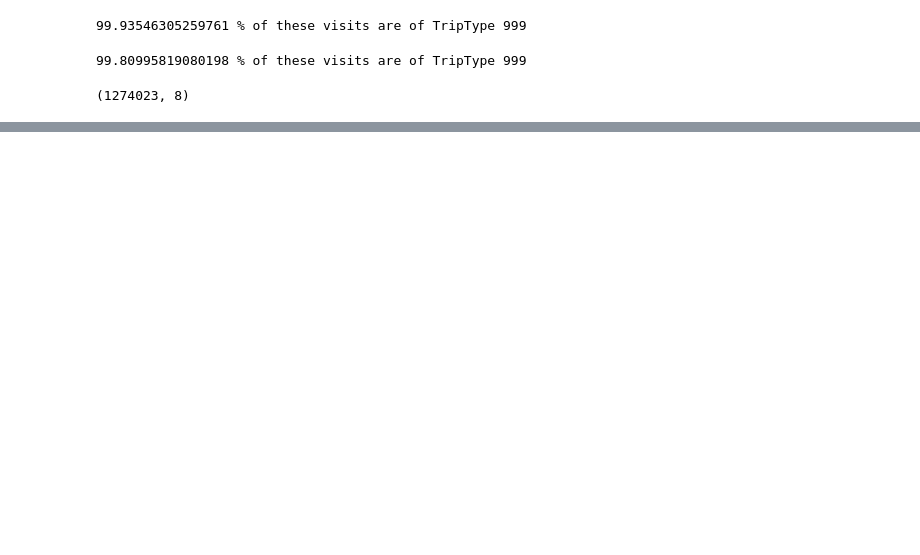
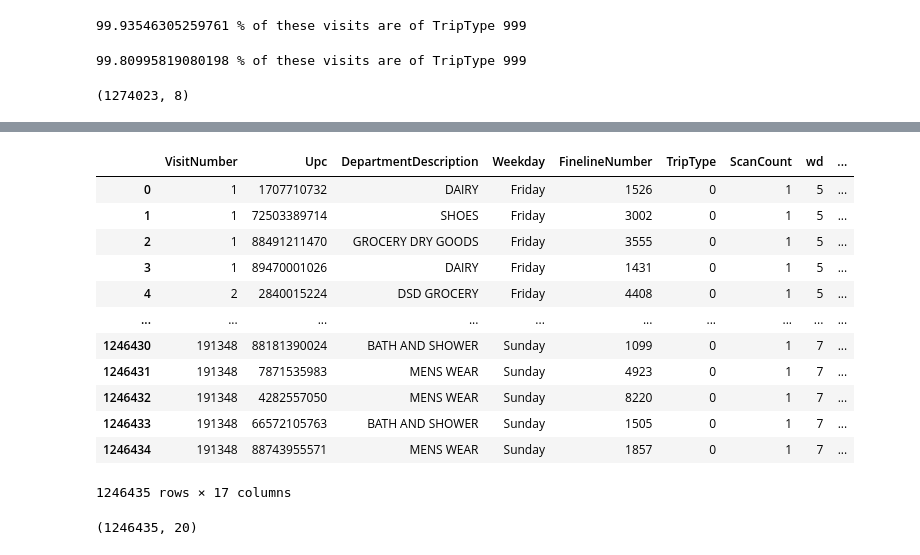
Before and after one commit to skadudd/adDev, a Jupyter notebook: kaggle/walmart_sc.ipynb, the cells around one changed output, grey strips where cells are left out. Drawn from its saved outputs; the diff is of its cells as text; code cells hidden in the pictures; blank space fills up the shorter version.

```diff
--- a/kaggle/walmart_sc.ipynb
+++ b/kaggle/walmart_sc.ipynb
@@ -227,0 +286,20 @@ train_test['day_counter'] = (train_test.Weekday != train_test.Weekday.shift()).c
+# %%
+# Add sCountPerVisit to train_test
+train_test = pd.merge(train_test, sCountPerVisit, how='left', on=['VisitNumber'])
+train_test = pd.merge(train_test, sCountPerVisitPerUpc, how='left', on=['VisitNumber', 'Upc'])
+# %%
+train_test
+# %% [output]
+|  | VisitNumber | Upc | DepartmentDescription | Weekday | FinelineNumber | TripType | ScanCount | wd | ... |
+| 0 | 1 | 1707710732 | DAIRY | Friday | 1526 | 0 | 1 | 5 | ... |
+| 1 | 1 | 72503389714 | SHOES | Friday | 3002 | 0 | 1 | 5 | ... |
+| 2 | 1 | 88491211470 | GROCERY DRY GOODS | Friday | 3555 | 0 | 1 | 5 | ... |
+| 3 | 1 | 89470001026 | DAIRY | Friday | 1431 | 0 | 1 | 5 | ... |
+| 4 | 2 | 2840015224 | DSD GROCERY | Friday | 4408 | 0 | 1 | 5 | ... |
+| ... | ... | ... | ... | ... | ... | ... | ... | ... | ... |
+| 1246430 | 191348 | 88181390024 | BATH AND SHOWER | Sunday | 1099 | 0 | 1 | 7 | ... |
+| 1246431 | 191348 | 7871535983 | MENS WEAR | Sunday | 4923 | 0 | 1 | 7 | ... |
+| 1246432 | 191348 | 4282557050 | MENS WEAR | Sunday | 8220 | 0 | 1 | 7 | ... |
+| 1246433 | 191348 | 66572105763 | BATH AND SHOWER | Sunday | 1505 | 0 | 1 | 7 | ... |
+| 1246434 | 191348 | 88743955571 | MENS WEAR | Sunday | 1857 | 0 | 1 | 7 | ... |
+1246435 rows × 17 columns
@@ -227,0 +309,8 @@ train_test['day_counter'] = (train_test.Weekday != train_test.Weekday.shift()).c
+# %%
+# Use domain knowledge, split Upc into 2 parts, part1 for factory code, part2 for item code (-1 for missing Upc's)
+#UPC 바코드를 10만단위로 앞 뒤로 잘라 공장/소비자 바코드로 쪼개기. (미국 표준인듯)
+train_test['Fac_Upc'] = np.where(train_test.Upc==0,-1,train_test.Upc//100000)
+train_test['Item_Upc'] = np.where(train_test.Upc==0,-1,train_test.Upc%100000)
+train_test.shape
+# %% [output]
+(1246435, 20)
```
Also changed, not shown: parts of 42 cells of this notebook.
